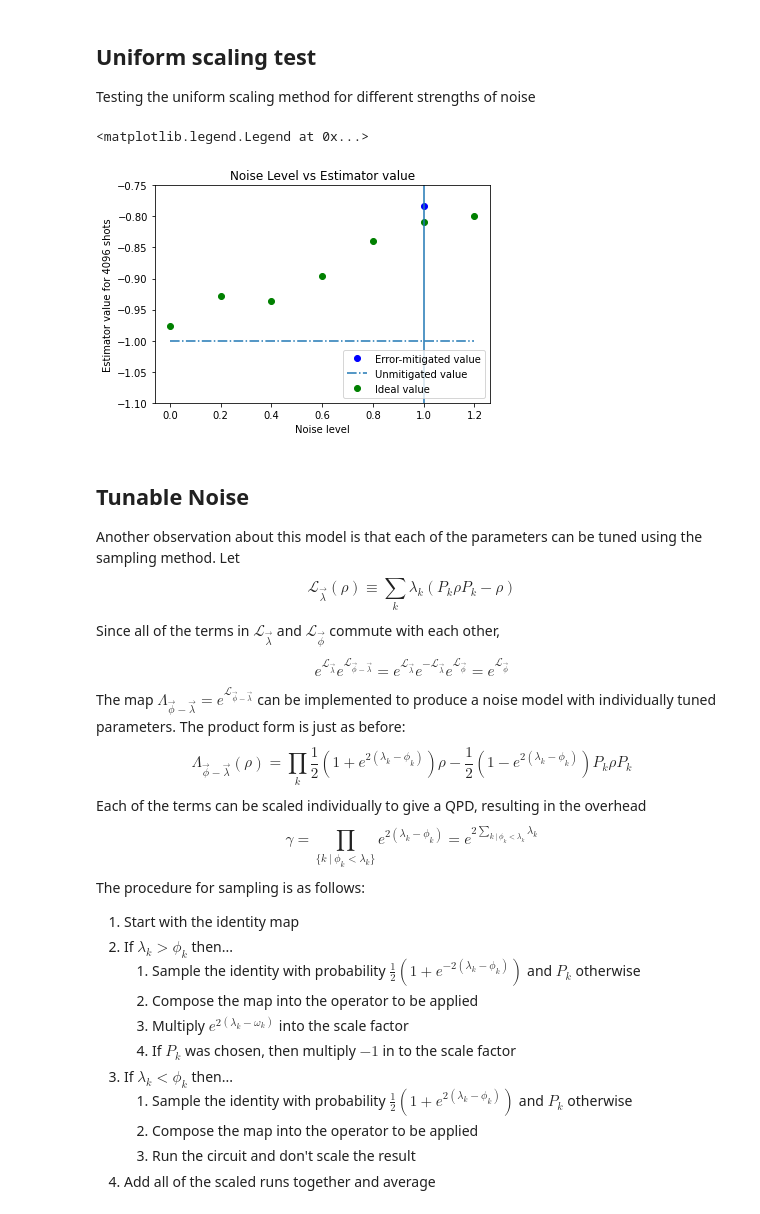
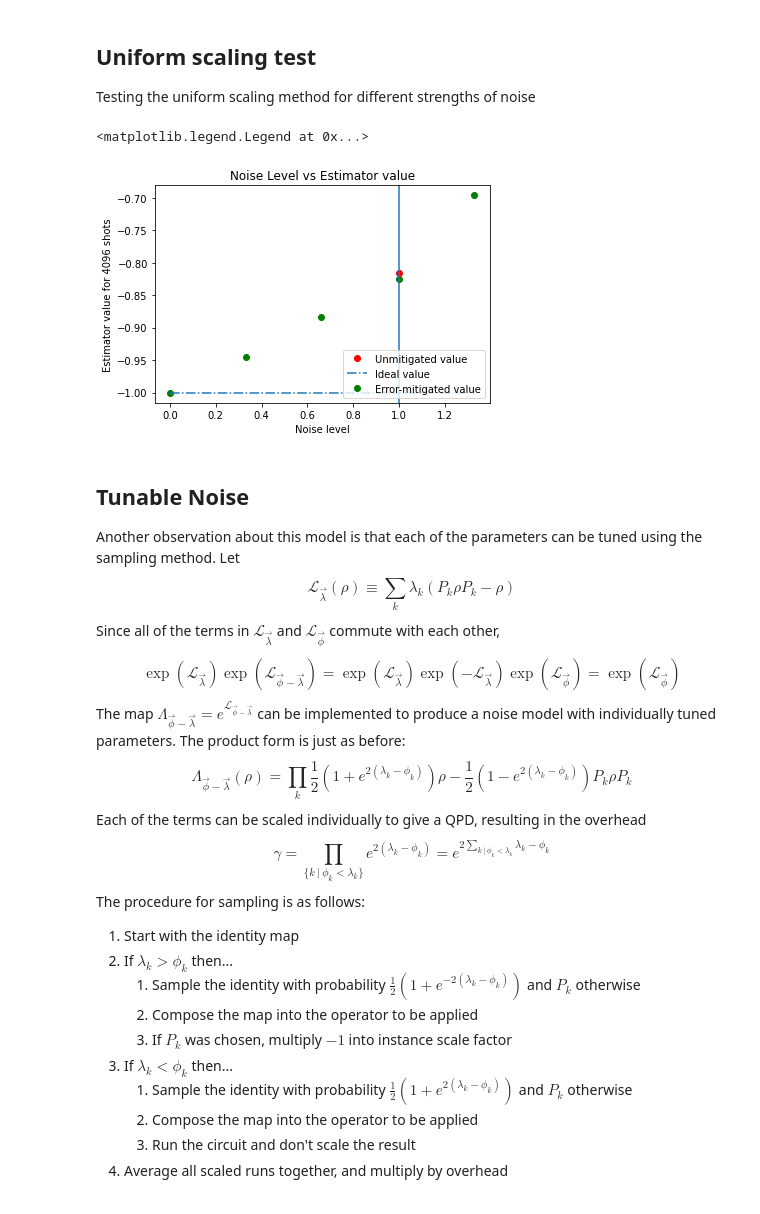
Before and after one commit to benmcdonough20/NEPEC_on_Hardware, a Jupyter notebook: one_qubit_PER/OneQubitParameterScaling.ipynb, the cells around one changed output. Cells and saved outputs as stored; diff of their text form; code cells hidden in the pictures.

```diff
--- a/one_qubit_PER/OneQubitParameterScaling.ipynb
+++ b/one_qubit_PER/OneQubitParameterScaling.ipynb
@@ -67,7 +23,0 @@ Manhattan distance between measured/ideal model coefficients:  0.00229
-# %%
-samples = 1000 #number of circuits to sample
-
-ideal_circuit = QuantumCircuit(qr, cr)
-ideal_circuit.x(0)
-ideal_circuit.measure(0,0); #expectation value
-ideal_circuit.draw()
@@ -86,0 +26,5 @@ print(unmitigated_value)
+# %%
+T = [Pauli("X"), Pauli("Y"), Pauli("Z")] #These are the terms considered in the model
+coeffs = [.05, .05, .05] #These are the corresponding lambdas
+omegas = np.multiply(.5, np.add(1, np.exp(np.multiply(-2.0, coeffs)))) #Equation (S9)
+overhead = np.exp(2.0*np.sum(coeffs)) #below Eq (5)
@@ -87,3 +33,15 @@ print(unmitigated_value)
+# %%
+kraus_ops = Kraus(np.identity(2)) #Start with identity map
+
+#Repeatedly compose (w_kI+(1-w_k)P_k) to get error channel as Kraus map
+for i in range(len(T)):
+    op = Kraus([T[i].to_matrix()*np.sqrt(1-omegas[i]),np.sqrt(omegas[i])*np.identity(2)]);
+    kraus_ops = kraus_ops.compose(op);
+
+kraus_error_channel = kraus_error(kraus_ops.data) #create kraus error channel from kraus map
+kraus_noise_model = NoiseModel() #create noise model from kraus error channel
+kraus_noise_model.add_all_qubit_quantum_error(kraus_error_channel, ['id', 'rx', 'ry', 'rz']) #add noise to all gates
+kraus_basis_gates = kraus_noise_model.basis_gates #get noisy basis gates
 # %% [markdown]
 ## Parameter Noise Scaling
 
@@ -171,27 +125,37 @@ def uniform_noise_scaling(lmbda, samples, ideal_circuit, measured_coeffs, backen
 
 Testing the uniform scaling method for different strengths of noise
 # %%
-lmbdas = [0, .2, .4, .6, .8, 1, 1.2]
+lmbdas = [0, .33, .66, 1, 1.33]
 mitigated_values_scaling = []
 samples = 4096
 #Run the procedure for each lambda
 for lmbda in lmbdas:
-    mitigated_value = uniform_noise_scaling(lmbda, samples, ideal_circuit, unzip(measured_coeffs), backend, noise_model, T)
+    mitigated_value = uniform_noise_scaling(lmbda, samples, Pauli('X'))
     mitigated_values_scaling.append(mitigated_value)
+
+#get unmitigated value
+qc = QuantumCircuit(1,1)
+qc.x(0)
+qc.measure(0,0)
+backend = Aer.get_backend('qasm_simulator')
+counts = execute(qc, backend, noise_model=kraus_noise_model,
+                        basis_gates = kraus_basis_gates, shots = samples,
+                        optimization_level = 0).result().get_counts()
+
+unmitigated_value = (counts.get('0',0)-counts.get('1',0))/samples
 # %%
 xrange = np.linspace(0, max(lmbdas), 100)
-plt.ylim([-1.1, -.75])
 mvs, = plt.plot(lmbdas, mitigated_values_scaling, 'go')
-umv, = plt.plot(1.0, unmitigated_value, 'bo')
 iv, = plt.plot(xrange, [-1]*len(xrange), '-.')
+umv, = plt.plot(1, unmitigated_value, 'ro')
 plt.xlabel("Noise level")
 plt.ylabel("Estimator value for %s shots" %samples)
 plt.axvline(1)
 plt.title("Noise Level vs Estimator value")
-plt.legend([umv, iv, mvs], ['Error-mitigated value', 'Unmitigated value', 'Ideal value'], loc="lower right")
+plt.legend([umv, iv, mvs], ['Unmitigated value','Ideal value','Error-mitigated value'], loc="lower right")
 # %% [output]
 <matplotlib.legend.Legend at 0x...>
-[figure, old version]
+[figure, new version]
 # %% [markdown]
 ## Tunable Noise
 
@@ -201,7 +165,7 @@ $$
 $$
 Since all of the terms in $\mathcal{L}_{\vec \lambda}$ and $\mathcal{L}_{\vec \phi}$ commute with each other,
 $$
-e^{\mathcal{L}_{\vec \lambda}}e^{\mathcal{L}_{\vec \phi-\vec \lambda}} = e^{\mathcal{L}_{\vec \lambda}}e^{-\mathcal{L}_{\vec \lambda}}e^{\mathcal{L}_{\vec \phi}} = e^{\mathcal{L}_{\vec \phi}}
+\exp(\mathcal{L}_{\vec \lambda})\exp(\mathcal{L}_{\vec \phi-\vec \lambda}) = \exp(\mathcal{L}_{\vec \lambda})\exp(-\mathcal{L}_{\vec \lambda})\exp(\mathcal{L}_{\vec \phi}) = \exp(\mathcal{L}_{\vec \phi})
 $$
 The map $\Lambda_{\vec \phi-\vec \lambda} = e^{\mathcal{L}_{\vec \phi-\vec \lambda}}$ can be implemented to produce a noise model with individually tuned parameters. The product form is just as before:
 $$
@@ -209,18 +173,17 @@ $$
 $$
 Each of the terms can be scaled individually to give a QPD, resulting in the overhead
 $$
-\gamma = \prod_{\{k \ | \ \phi_k < \lambda_k\}} e^{2(\lambda_k-\phi_k)} = e^{2\sum_{k \ | \ \phi_k < \lambda_k}\lambda_k}
+\gamma = \prod_{\{k \ | \ \phi_k < \lambda_k\}} e^{2(\lambda_k-\phi_k)} = e^{2\sum_{k \ | \ \phi_k < \lambda_k}\lambda_k-\phi_k}
 $$
 The procedure for sampling is as follows:
 1. Start with the identity map
 2. If $\lambda_k > \phi_k$ then...
     1. Sample the identity with probability $\frac{1}{2}(1+e^{-2(\lambda_k-\phi_k)})$ and $P_k$ otherwise
     2. Compose the map into the operator to be applied
-    3. Multiply $e^{2(\lambda_k-\omega_k)}$ into the scale factor
-    4. If $P_k$ was chosen, then multiply $-1$ in to the scale factor
+    3. If $P_k$ was chosen, multiply $-1$ into instance scale factor
 3. If $\lambda_k < \phi_k$ then...
     1. Sample the identity with probability $\frac{1}{2}(1+e^{2(\lambda_k-\phi_k)})$ and $P_k$ otherwise
     2. Compose the map into the operator to be applied
     4. Run the circuit and don't scale the result
-4. Add all of the scaled runs together and average
+4. Average all scaled runs together, and multiply by overhead
 # %%
```
Also changed, not shown: parts of 18 cells of this notebook, 2 other files.
